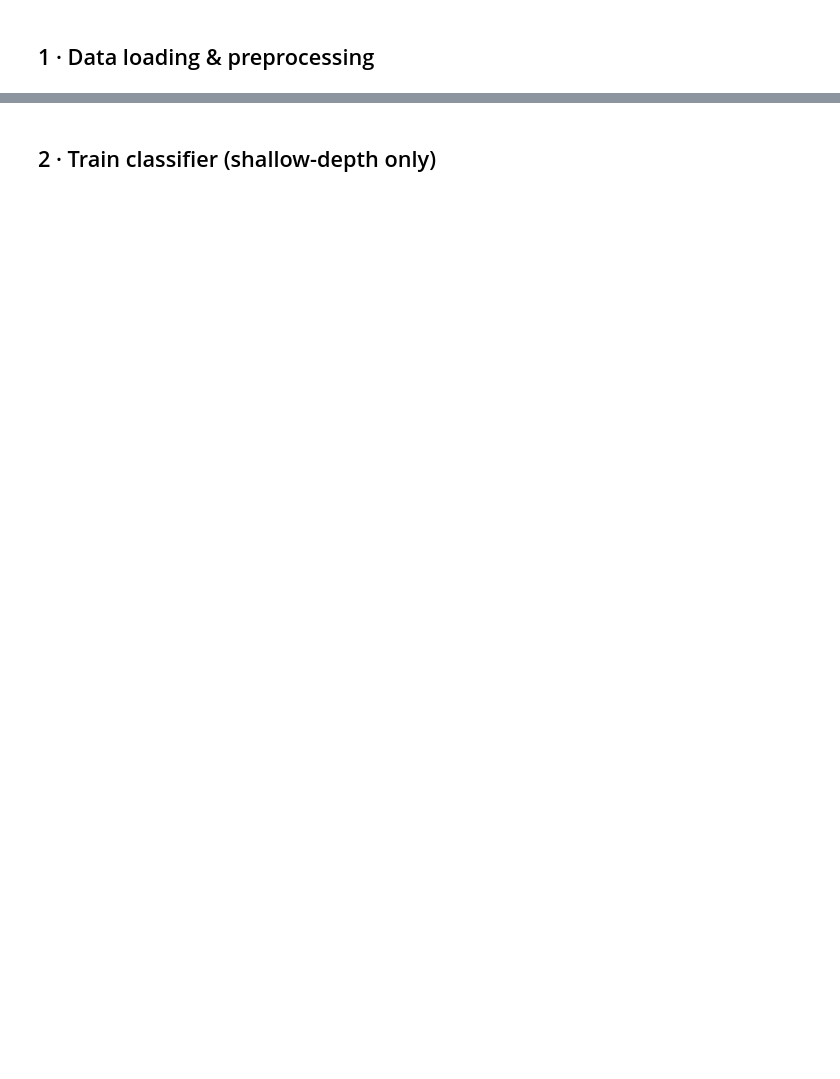
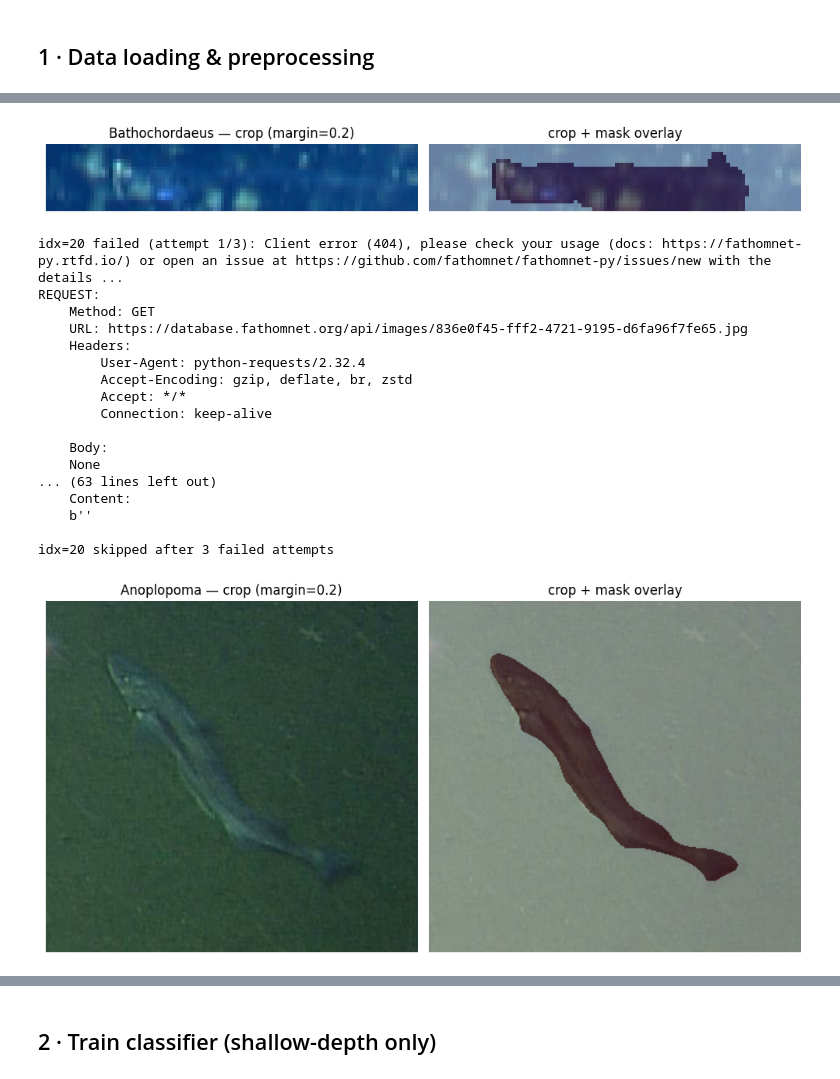
Before and after one commit to kay-asp/cv-project, a Jupyter notebook: run_pipeline.ipynb, the cells around one changed output, grey strips where cells are left out. Cells and saved outputs as stored; diff of their text form; code cells hidden in the pictures; blank space fills up the shorter version.

```diff
--- a/run_pipeline.ipynb
+++ b/run_pipeline.ipynb
@@ -40,0 +164,71 @@ print(f'Shallow: {len(shallow_df)} | Deep: {len(deep_df)}')
+# %%
+import matplotlib.pyplot as plt
+from fathomnet.api import images as fn_images
+import requests
+from io import BytesIO
+from PIL import Image
+import time
+
+#check crops and masks
+
+def show_crop(coco, df, idx=0, margin=config.CROP_MARGIN):
+    row = df.iloc[idx]
+    img_info = coco.loadImgs(int(row['image_id']))[0]
+    ann = coco.loadAnns([int(row['ann_id'])])[0]
+
+    # download the full image
+    uuid = img_info['file_name'].replace('.png', '')
+    fn_img = fn_images.find_by_uuid(uuid)
+    response = requests.get(fn_img.url)
+    img = Image.open(BytesIO(response.content))
+
+    mask_full = coco.annToMask(ann)
+
+    cropped_img, cropped_mask, box = data.crop_to_bounding_box(
+        img, row['bbox'], margin=margin, mask=mask_full
+    )
+
+    fig, axes = plt.subplots(1, 2, figsize=(10, 5))
+    axes[0].imshow(cropped_img)
+    axes[0].set_title(f"{row['species']} — crop (margin={margin})")
+    axes[0].axis('off')
+
+    axes[1].imshow(cropped_img)
+    axes[1].imshow(cropped_mask, alpha=0.4, cmap='Reds')
+    axes[1].set_title("crop + mask overlay")
+    axes[1].axis('off')
+
+    plt.tight_layout()
+    plt.show()
+
+# check a handful, ideally different species and image sizes
+for i in [0, 20, 25, 30]:
+    for attempt in range(3):
+        try:
+            show_crop(coco, df, idx=i)
+            break
+        except ValueError as e:
+            print(f"idx={i} failed (attempt {attempt+1}/3): {e}")
+            time.sleep(2)
+    else:
+        print(f"idx={i} skipped after 3 failed attempts")
+# %% [output]
+[figure, added]
+idx=20 failed (attempt 1/3): Client error (404), please check your usage (docs: https://fathomnet-py.rtfd.io/) or open an issue at https://github.com/fathomnet/fathomnet-py/issues/new with the details ...
+REQUEST:
+    Method: GET
+    URL: https://database.fathomnet.org/api/images/836e0f45-fff2-4721-9195-d6fa96f7fe65.jpg
+    Headers:
+        User-Agent: python-requests/2.32.4
+        Accept-Encoding: gzip, deflate, br, zstd
+        Accept: */*
+        Connection: keep-alive
+
+    Body:
+    None
+... (63 lines left out)
+    Content:
+    b''
+
+idx=20 skipped after 3 failed attempts
+[figure, added]
```
Also changed, not shown: parts of 29 cells of this notebook, 19 other files.
